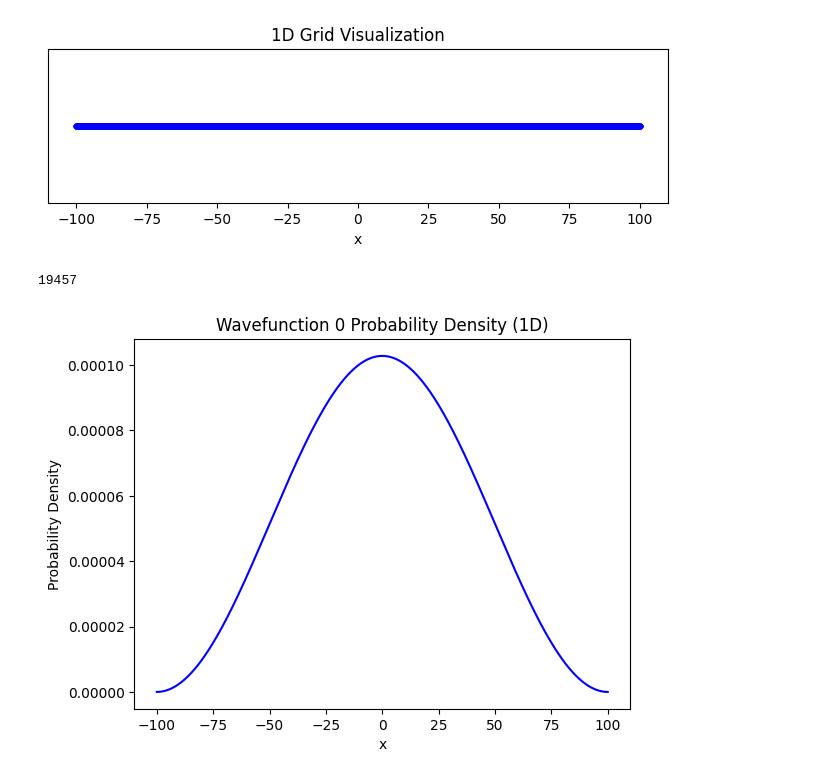
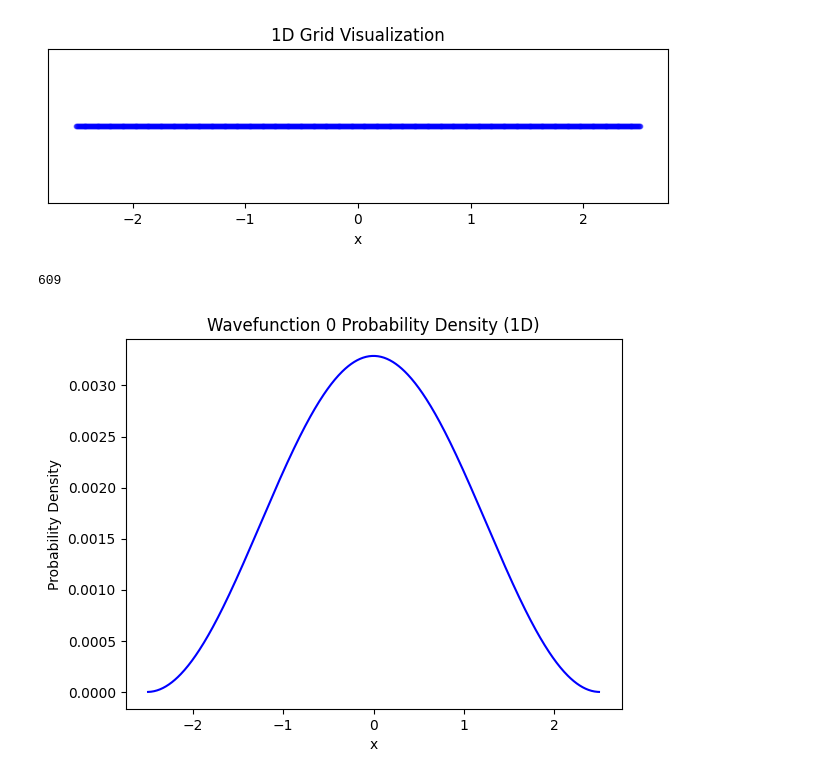
Before and after one commit to OtiDioti/numqt, a Jupyter notebook: Examples/1D_Infinite_Well.ipynb, the cells around one changed output. Saved outputs shown, nothing was run; the diff lists cells and outputs as text; code cells hidden in the pictures.

```diff
--- a/Examples/1D_Infinite_Well.ipynb
+++ b/Examples/1D_Infinite_Well.ipynb
@@ -3,37 +3,38 @@ from numqt import *
 # %%
 #-----------------------------------------------------------
 # Characteristic lengths of the problem
 #-----------------------------------------------------------
-Lx = 100 # Characteristic length along x
+Lx = 5 # Confinement length along x
+
 #-----------------------------------------------------------
 # Problem's parameters
 #-----------------------------------------------------------
 hbar = 1
 m = 1 # e-mass
 
 #-----------------------------------------------------------
 # Simulation parameters
 #-----------------------------------------------------------
-xbounds = (-Lx, Lx) # 10 times the confinement length
+xbounds = (-Lx/2, Lx/2) # 10 times the confinement length
 dx_max = 0.01 # Global maximum allowed spacing
 
 #-----------------------------------------------------------
 # Creating grid
 #-----------------------------------------------------------
 mesh_obj = Mesh(dims=1,
                  xbounds=xbounds,
                  dx_max=dx_max,
                  dx_func = None,
                  dy_func= None,
                  dz_func= None,
                  max_iter= 10)
 
 dimx = mesh_obj.Nx
 mesh_obj.visualize_grid(alpha = 0.5)
 dimx
 # %% [output]
-[figure, old version]
+[figure, new version]
-19457
+609
 # %%
 #-----------------------------------------------------------
 # Obtaining canonical operators
@@ -51,7 +52,7 @@ energies, wavefunctions = H.solve(k)
 # %%
 H.plot(0)
 # %% [output]
-[figure, old version]
+[figure, new version]
 # %%
 # Define the analytical energy function
 def energy(n):
```
Also changed, not shown: parts of 1 cell of this notebook, 1 other file.
